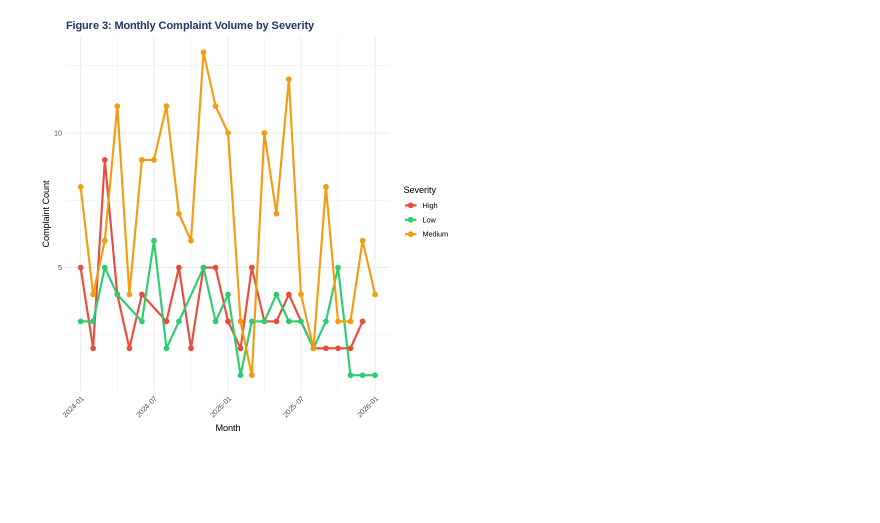
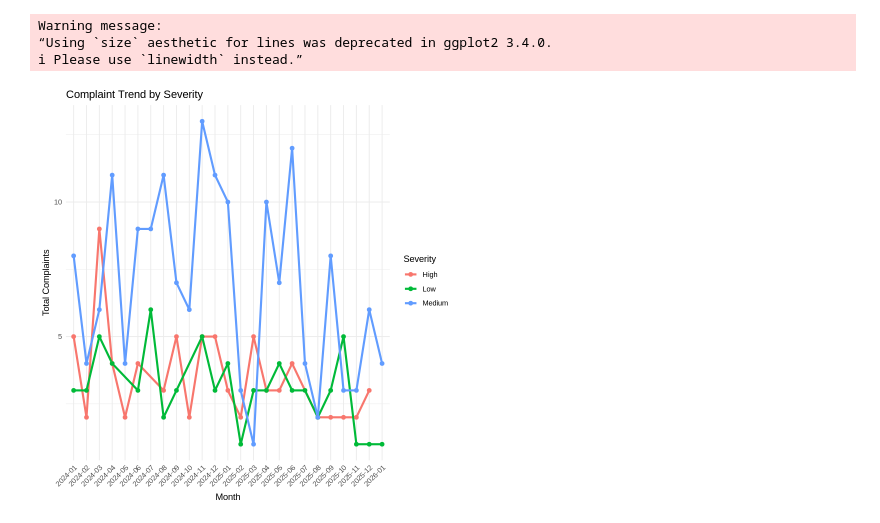
Before and after one commit to chithrakumardakshan-cloud/northstar-analytics, a Jupyter notebook: notebooks/02_r_analytics.ipynb, the cells around one changed output. Cells and saved outputs as stored; diff of their text form; code cells hidden in the pictures; blank space fills up the shorter version.

```diff
--- a/notebooks/02_r_analytics.ipynb
+++ b/notebooks/02_r_analytics.ipynb
@@ -138,0 +250,15 @@ ggplot(del_drv, aes(x=base_zone, y=manual_route_override_count, fill=base_zone))
+# %%
+# ANALYSIS 3 — COMPLAINT TREND
+
+complaints$created_at <- as.Date(complaints$created_at)
+
+complaints$month <- format(
+  complaints$created_at,
+  "%Y-%m"
+)
+
+complaint_trend <- complaints %>%
+  group_by(month, severity) %>%
+  summarise(total = n(), .groups = "drop")
+
+complaint_trend
@@ -139,17 +285,30 @@ ggplot(del_drv, aes(x=base_zone, y=manual_route_override_count, fill=base_zone))
 # %%
-complaint_trend <- complaints %>%
- filter(!is.na(created_at)) %>%
- mutate(month = floor_date(created_at, 'month')) %>%
- group_by(month, severity) %>%
- summarise(count=n(), .groups='drop')
+# CHART 3 — COMPLAINT TREND OVER TIME
 
-ggplot(complaint_trend, aes(x=month, y=count, colour=severity, group=severity)) +
- geom_line(linewidth=1.2) + geom_point(size=2.5) +
- scale_colour_manual(values=c('High'='#E74C3C','Medium'='#F39C12',
-                               'Low'='#2ECC71','Critical'='#8E44AD')) +
- labs(title='Figure 3: Monthly Complaint Volume by Severity',
-      x='Month', y='Complaint Count', colour='Severity') +
- theme_minimal() + theme(axis.text.x=element_text(angle=45,hjust=1),
-       plot.title=element_text(face='bold',color='#1F3864'))
+ggplot(complaint_trend,
+       aes(x = month,
+           y = total,
+           color = severity,
+           group = severity)) +
+
+  geom_line(size = 1.2) +
+
+  geom_point(size = 2) +
+
+  labs(
+    title = "Complaint Trend by Severity",
+    x = "Month",
+    y = "Total Complaints",
+    color = "Severity"
+  ) +
+
+  theme_minimal() +
+
+  theme(
+    axis.text.x = element_text(angle = 45, hjust = 1)
+  )
 # %% [output]
+Warning message:
+“Using `size` aesthetic for lines was deprecated in ggplot2 3.4.0.
+ℹ Please use `linewidth` instead.”
-[figure, old version]
+[figure, new version]
```
Also changed, not shown: parts of 21 cells of this notebook.
